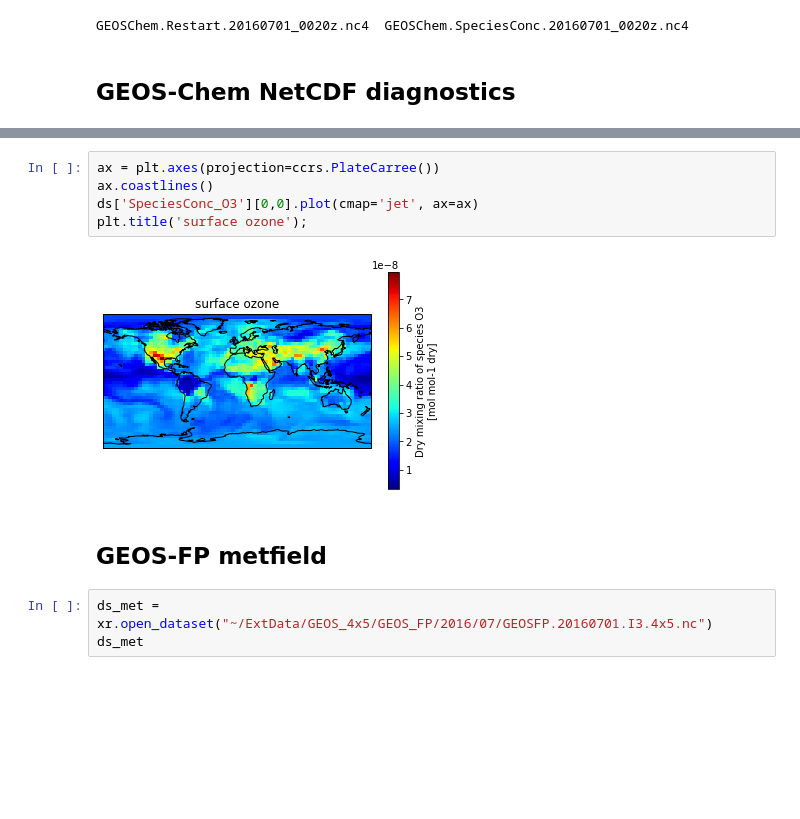
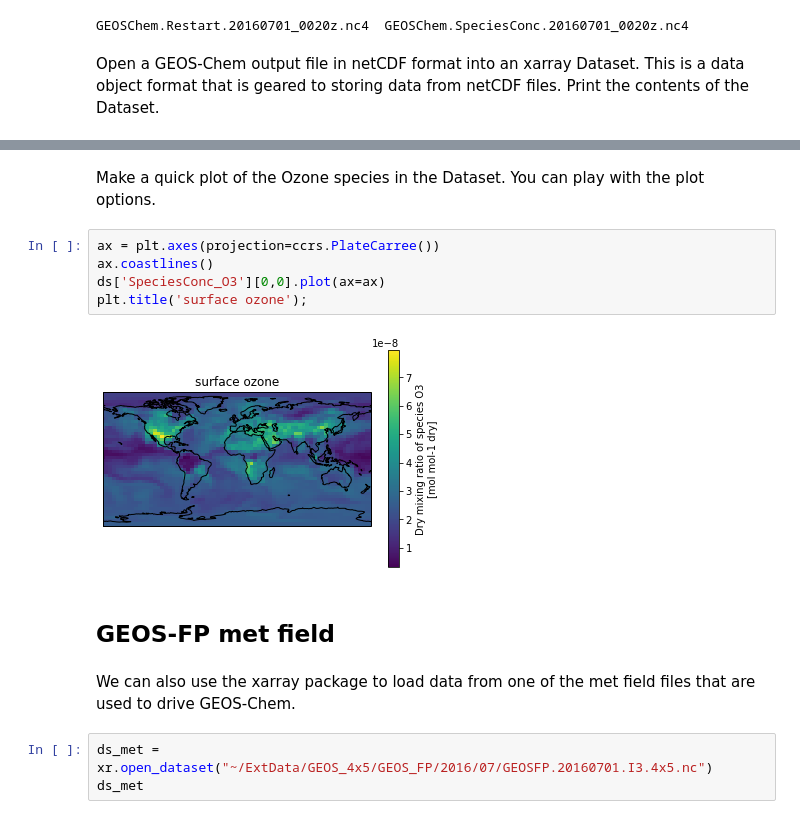
Before and after one commit to geoschem/geos-chem-cloud, a Jupyter notebook: doc/source/chapter06_appendix/plot_GC-classic_data.ipynb, the cells around one changed output, grey strips where cells are left out. Drawn from its saved outputs; the diff is of its cells as text; blank space fills up the shorter version.

```diff
--- a/doc/source/chapter06_appendix/plot_GC-classic_data.ipynb
+++ b/doc/source/chapter06_appendix/plot_GC-classic_data.ipynb
@@ -12,8 +18,8 @@ np.seterr(invalid='ignore'); # disable a warning from matplotlib + cartopy
 ls ~/tutorial/geosfp_4x5_standard/OutputDir/
 # %% [output]
 GEOSChem.Restart.20160701_0020z.nc4  GEOSChem.SpeciesConc.20160701_0020z.nc4
-# %% [markdown]
-## GEOS-Chem NetCDF diagnostics
+# %% [markdown]
+Open a GEOS-Chem output file in netCDF format into an xarray Dataset.  This is a data object format that is geared to storing data from netCDF files.  Print the contents of the Dataset.
 # %%
 ds = xr.open_dataset("~/tutorial/geosfp_4x5_standard/OutputDir/GEOSChem.SpeciesConc.20160701_0020z.nc4")
 
@@ -36,15 +42,19 @@ Data variables:
     contact:                         GEOS-Chem Support Team (geos-chem-suppor...
     simulation_start_date_and_time:  2016-07-01 00:00:00z
     simulation_end_date_and_time:    2016-07-01 00:20:00z
+# %% [markdown]
+Make a quick plot of the Ozone species in the Dataset.  You can play with the plot options.
 # %%
 ax = plt.axes(projection=ccrs.PlateCarree())
 ax.coastlines()
-ds['SpeciesConc_O3'][0,0].plot(cmap='jet', ax=ax)
+ds['SpeciesConc_O3'][0,0].plot(ax=ax)
 plt.title('surface ozone');
 # %% [output]
-[figure, old version]
+[figure, new version]
 # %% [markdown]
-## GEOS-FP metfield
+## GEOS-FP met field
+# %% [markdown]
+We can also use the xarray package to load data from one of the met field files that are used to drive GEOS-Chem.
 # %%
 ds_met = xr.open_dataset("~/ExtData/GEOS_4x5/GEOS_FP/2016/07/GEOSFP.20160701.I3.4x5.nc")
 ds_met
```
Also changed, not shown: parts of 4 cells of this notebook, 2 other files.
